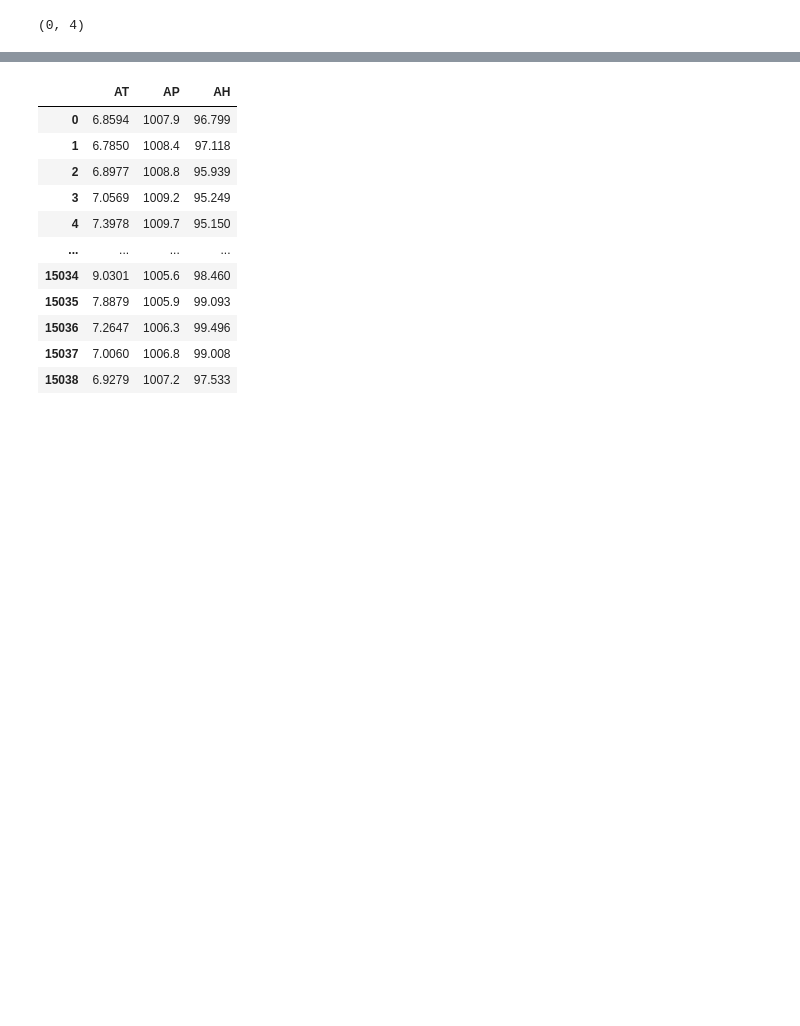
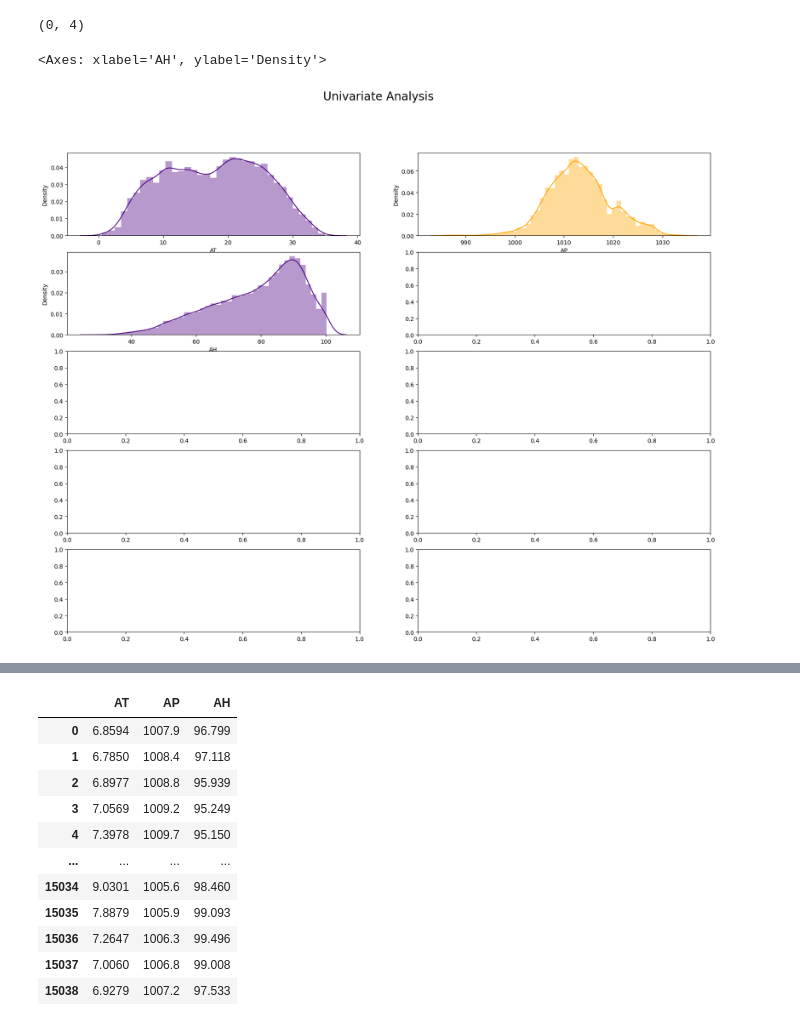
Before and after one commit to swanandiparnaik/DS_assignment, a Jupyter notebook: Gas_turbine_neural_network_.ipynb, the cells around one changed output, grey strips where cells are left out. Saved outputs shown, nothing was run; the diff lists cells and outputs as text; code cells hidden in the pictures; blank space fills up the shorter version.

```diff
--- a/Gas_turbine_neural_network_.ipynb
+++ b/Gas_turbine_neural_network_.ipynb
@@ -73,3 +73,18 @@ data[data.duplicated()]
 data[data.duplicated()].shape
 # %% [output]
 (0, 4)
+# %%
+#Plot Tools
+import matplotlib.pyplot as plt
+%matplotlib inline
+import seaborn as sns
+import warnings
+warnings.filterwarnings("ignore")
+fig, axes = plt.subplots(5, 2, figsize=(20, 15))
+fig.suptitle('Univariate Analysis',fontsize=20)
+sns.distplot(data['AT'],ax=axes[0,0],color='indigo')
+sns.distplot(data['AP'],ax=axes[0,1],color='orange')
+sns.distplot(data['AH'],ax=axes[1,0],color='indigo')
+# %% [output]
+<Axes: xlabel='AH', ylabel='Density'>
+[figure, added]
```
Also changed, not shown: parts of 14 cells of this notebook.
